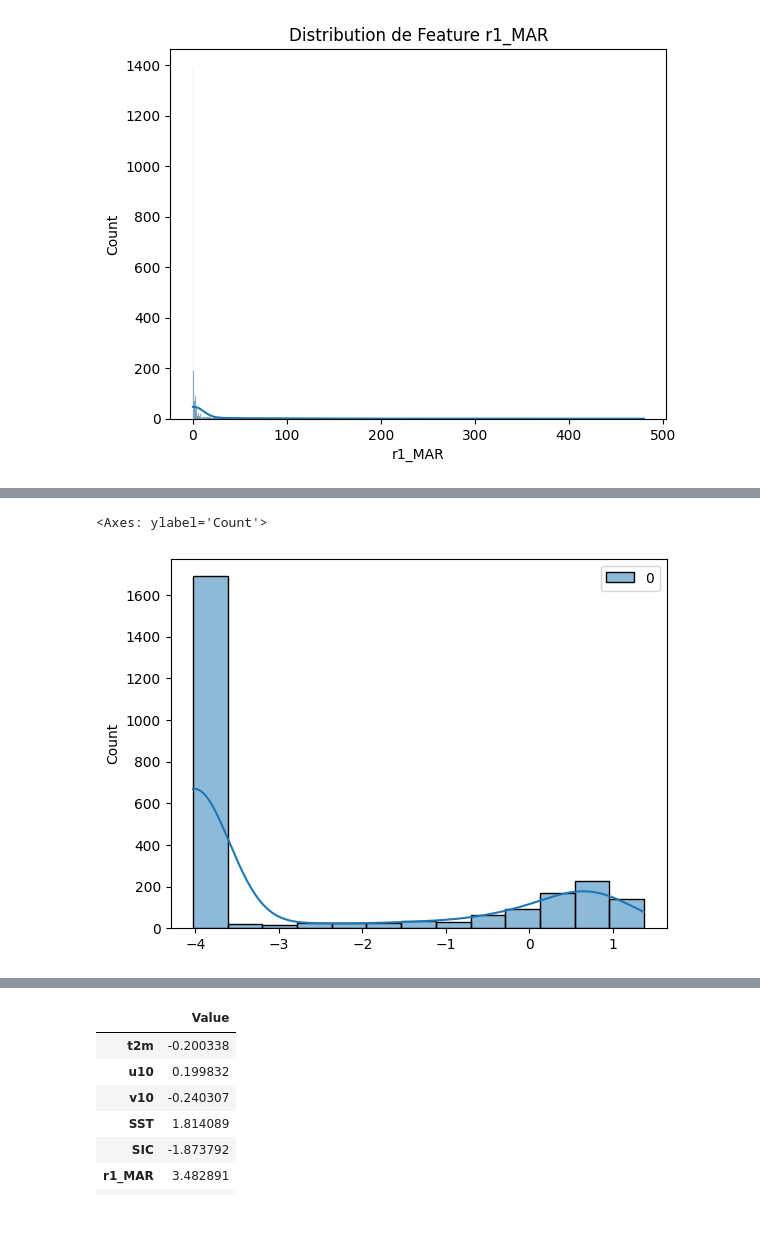
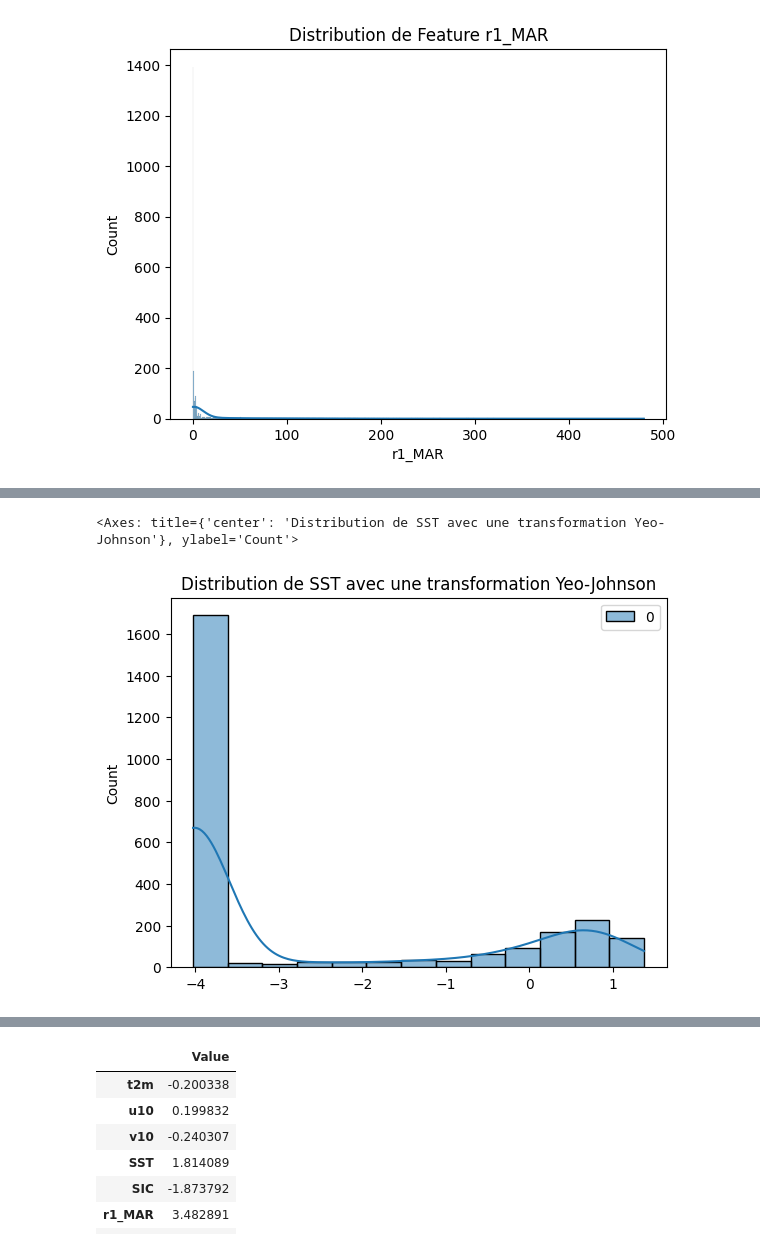
Before and after one commit to HugoKD/ML, a Jupyter notebook: SoutenanceMAL.ipynb, the cells around one changed output, grey strips where cells are left out. Drawn from its saved outputs; the diff is of its cells as text; code cells hidden in the pictures; blank space fills up the shorter version.

```diff
--- a/SoutenanceMAL.ipynb
+++ b/SoutenanceMAL.ipynb
@@ -152,9 +150,10 @@ plt.show()
 # %%
 X_SST_YeoJohson = pd.DataFrame(stats.yeojohnson(X['SST'])[0])
+plt.title('Distribution de SST avec une transformation Yeo-Johnson')
 sns.histplot(X_SST_YeoJohson, kde=True)
 # %% [output]
-<Axes: ylabel='Count'>
+<Axes: title={'center': 'Distribution de SST avec une transformation Yeo-Johnson'}, ylabel='Count'>
-[figure, old version]
+[figure, new version]
 # %%
 print(X_SST_YeoJohson.describe())
 print(X.SST.describe())
```
Also changed, not shown: parts of 21 cells of this notebook.
